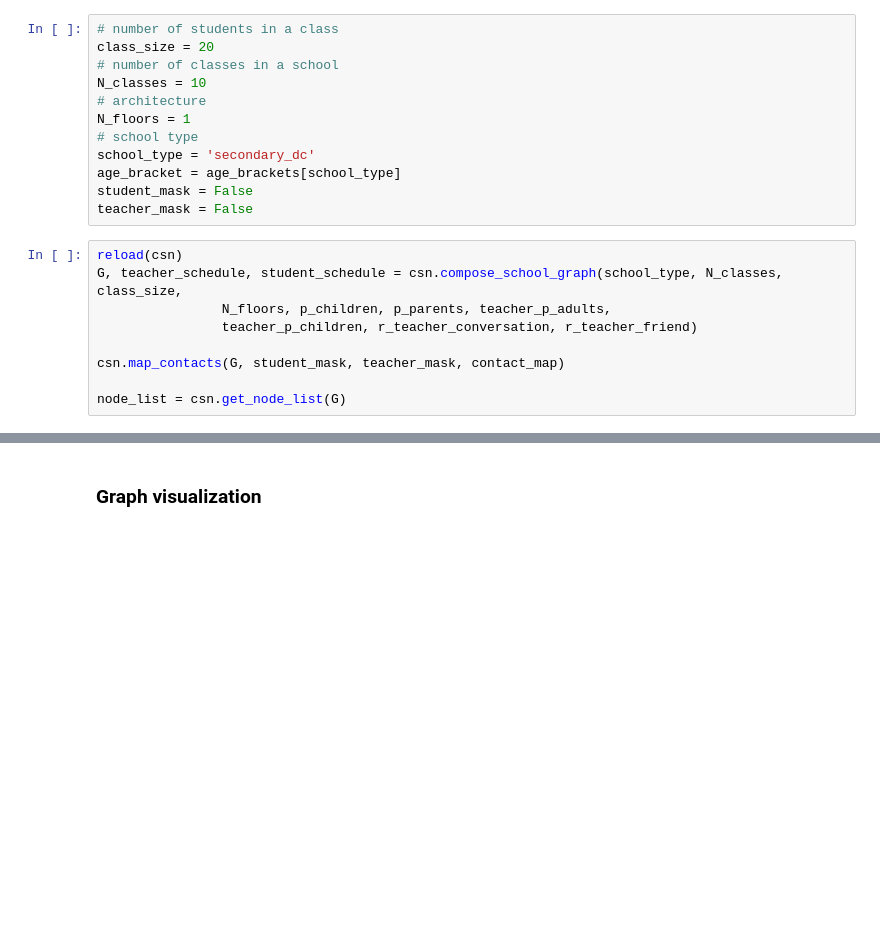
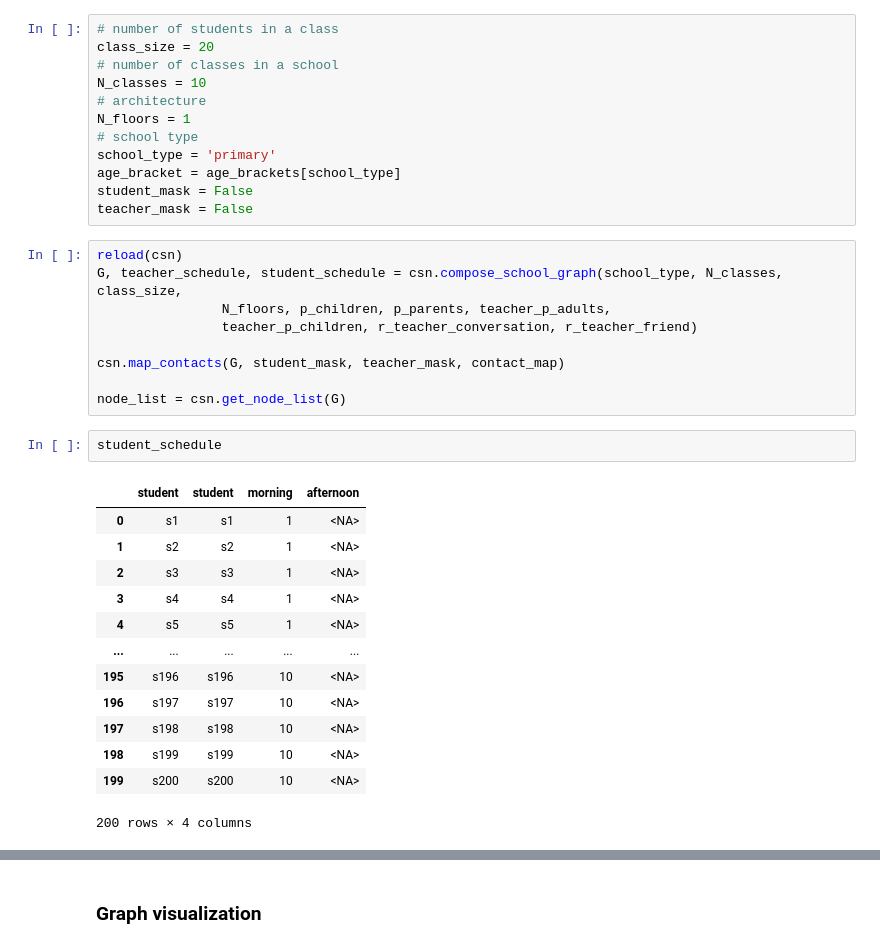
Before and after one commit to JanaLasser/agent_based_COVID_SEIRX, a Jupyter notebook: school/construct_school_network.ipynb, the cells around one changed output, grey strips where cells are left out. Drawn from its saved outputs; the diff is of its cells as text; blank space fills up the shorter version.

```diff
--- a/school/construct_school_network.ipynb
+++ b/school/construct_school_network.ipynb
@@ -372,7 +377,7 @@ N_classes = 10
 # architecture
 N_floors = 1
 # school type
-school_type = 'secondary_dc'
+school_type = 'primary'
 age_bracket = age_brackets[school_type]
 student_mask = False
 teacher_mask = False
@@ -385,3 +390,19 @@ G, teacher_schedule, student_schedule = csn.compose_school_graph(school_type, N_
 csn.map_contacts(G, student_mask, teacher_mask, contact_map)
 
 node_list = csn.get_node_list(G)
+# %%
+student_schedule
+# %% [output]
+|  | student | student | morning | afternoon |
+| 0 | s1 | s1 | 1 | <NA> |
+| 1 | s2 | s2 | 1 | <NA> |
+| 2 | s3 | s3 | 1 | <NA> |
+| 3 | s4 | s4 | 1 | <NA> |
+| 4 | s5 | s5 | 1 | <NA> |
+| ... | ... | ... | ... | ... |
+| 195 | s196 | s196 | 10 | <NA> |
+| 196 | s197 | s197 | 10 | <NA> |
+| 197 | s198 | s198 | 10 | <NA> |
+| 198 | s199 | s199 | 10 | <NA> |
+| 199 | s200 | s200 | 10 | <NA> |
+200 rows × 4 columns
```
Also changed, not shown: parts of 36 cells of this notebook.
